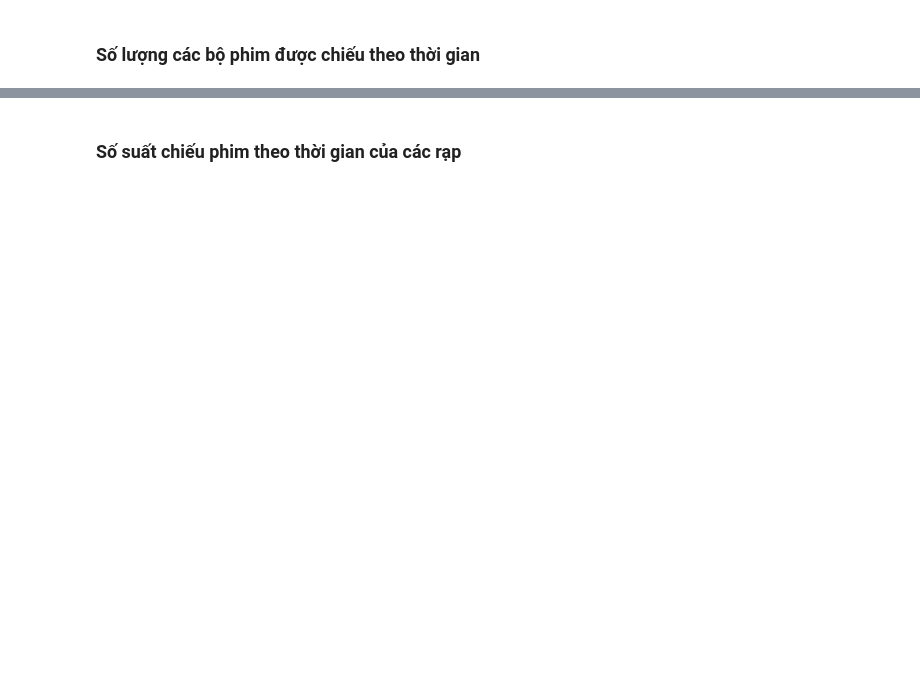
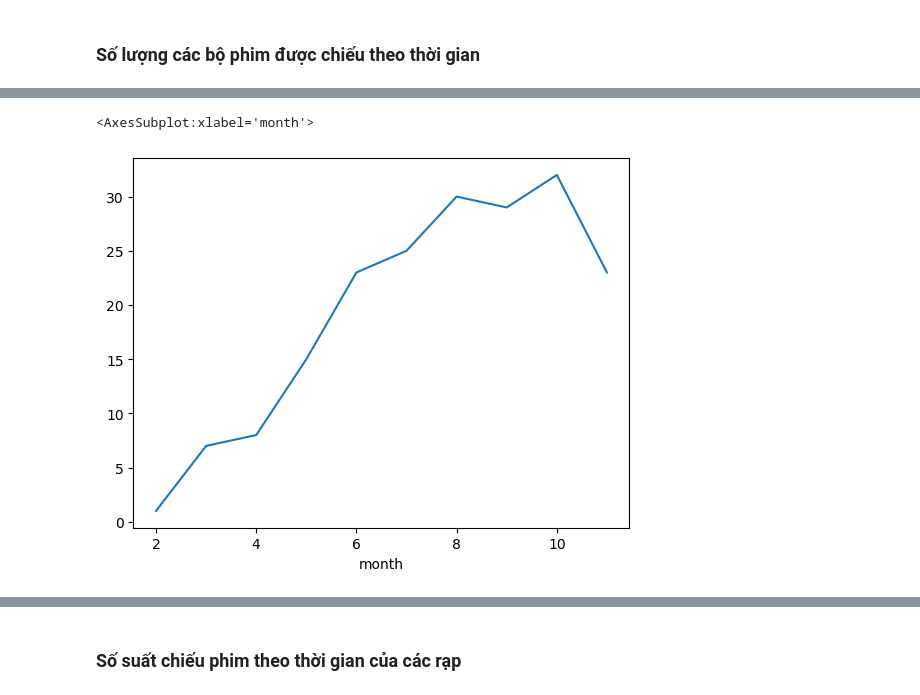
Before and after one commit to Tuyet3005/DataVisualization-Lab-2, a Jupyter notebook: source_codes/Huy.ipynb, the cells around one changed output, grey strips where cells are left out. Saved outputs shown, nothing was run; the diff lists cells and outputs as text; code cells hidden in the pictures; blank space fills up the shorter version.

```diff
--- a/source_codes/Huy.ipynb
+++ b/source_codes/Huy.ipynb
@@ -62,2 +217,6 @@ fig.show()
 # %%
-n_film_by_month = data.groupby('month')['film_code'].nunique().reset_index()
+y = data.groupby('month')['film_code'].nunique()
+y.plot(kind = 'line')
+# %% [output]
+<AxesSubplot:xlabel='month'>
+[figure, added]
```
Also changed, not shown: parts of 32 cells of this notebook.
